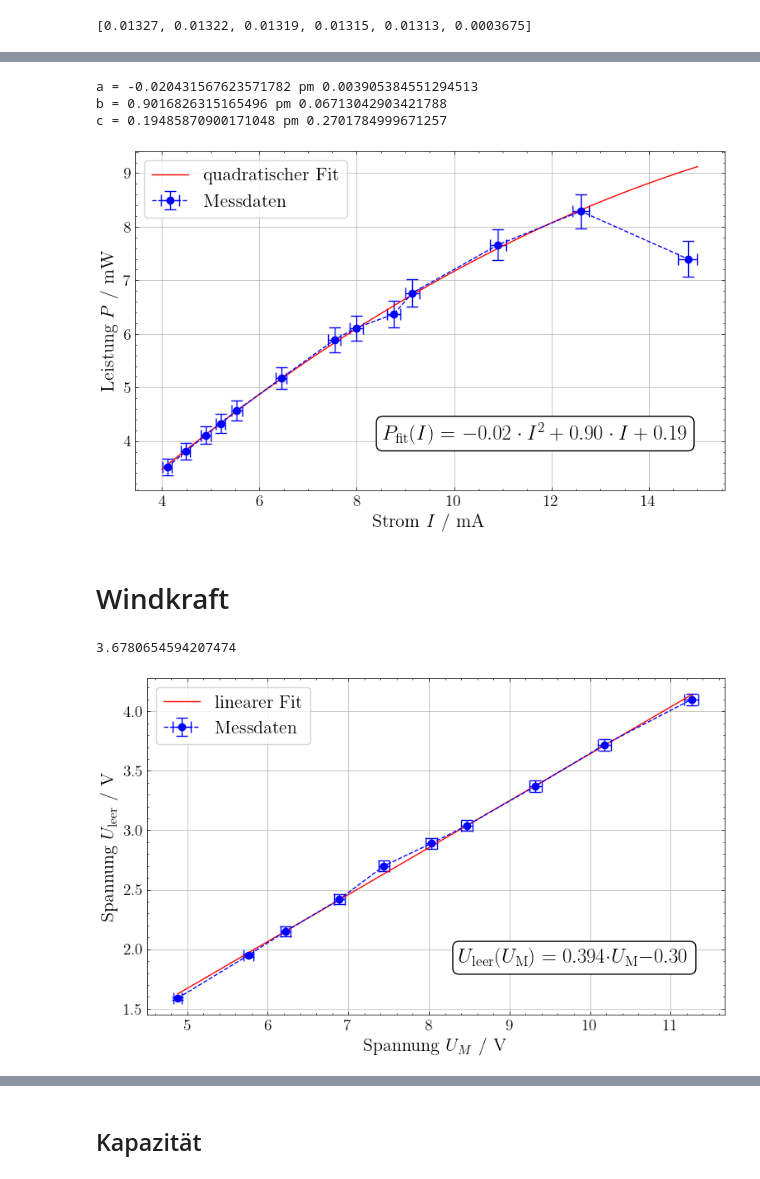
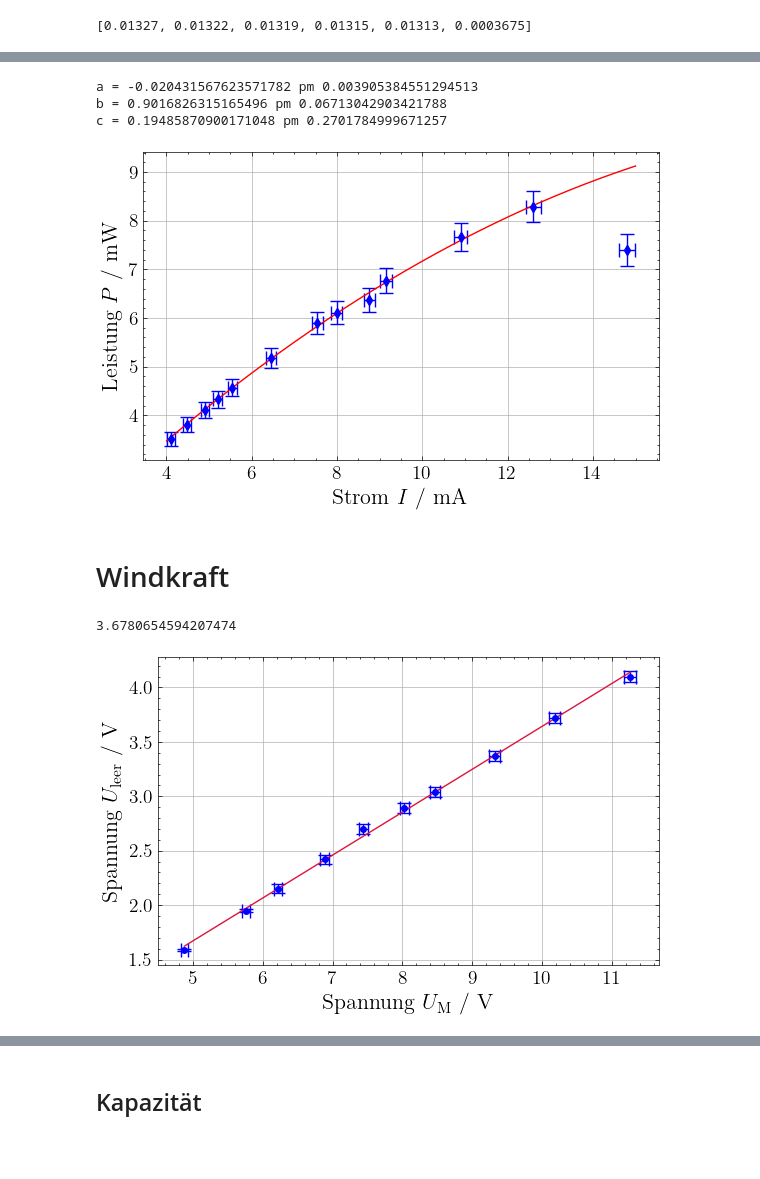
Before and after one commit to ferryman-charon/Experimentalphysik2, a Jupyter notebook: 13_ErneuerbareEnergien/Auswertung.ipynb, the cells around one changed output, grey strips where cells are left out. Drawn from its saved outputs; the diff is of its cells as text; code cells hidden in the pictures; blank space fills up the shorter version.

```diff
--- a/13_ErneuerbareEnergien/Auswertung.ipynb
+++ b/13_ErneuerbareEnergien/Auswertung.ipynb
@@ -61,20 +61,19 @@ I_kurz = [125.6, 56.4, 31.2, 19.4, 14.43, 10.86, 8.70, 7.19, 6.02, 5.18]
 dU = uncert(U_leer)
 dI = uncert(I_kurz, 'current')
 # %%
+plt.rcParams.update({'font.size': 16})
 fig, axs = plt.subplots(1,2, figsize=(10, 4))
 
 axs[0].errorbar(x=d, y=U_leer, xerr=dd, yerr=dU, fmt='o-', color='blue',
                 capsize=5, label=r'$U_\text{leer}$')
-axs[0].set_ylabel(r'Spannung $U$ / V', fontsize=18)
+axs[0].set_ylabel(r'Spannung $U$ / V', fontsize=19)
 axs[1].errorbar(x=d, y=I_kurz, xerr=dd, yerr=dI, fmt='+-', color='crimson',
                 capsize=5, label=r'$I_\text{kurz}$')
-axs[1].set_ylabel(r'Strom $I$ / mA', fontsize=18)
+axs[1].set_ylabel(r'Strom $I$ / mA', fontsize=19)
 
 for i in range(2):
     ax = axs[i]
     ax.grid(True)
-    ax.set_xlabel(r'Abstand $d$ / cm', fontsize=18)
-    ax.legend(frameon=True, fontsize=18)
-
+    ax.set_xlabel(r'Abstand $d$ / cm', fontsize=19)
 plt.tight_layout()
 # %% [output]
@@ -115,6 +154,8 @@ dU_mit
 # %% [output]
 [0.01327, 0.01322, 0.01319, 0.01315, 0.01313, 0.0003675]
 # %%
+plt.rcParams.update({'font.size': 16})
+
 fig, axs = plt.subplots(1,2, figsize=(10, 4))
 
 axs[0].errorbar(x=I_ohne, y=U_ohne, xerr=dI_ohne, yerr=dU_ohne, fmt='o--', color='blue',
@@ -123,19 +164,17 @@ axs[0].errorbar(x=I_ohne, y=U_ohne, xerr=dI_ohne, yerr=dU_ohne, fmt='o--', color
 axs[1].errorbar(x=I_ohne, y=U_ohne, xerr=dI_ohne, yerr=dU_ohne, fmt='o-', color='blue',
                 capsize=5, label=r'Ohne Widerstand', markersize=4)
 
-axs[0].errorbar(x=I_mit, y=U_mit, xerr=dI_mit, yerr=dU_mit, fmt='o--', color='red',
+axs[0].errorbar(x=I_mit, y=U_mit, xerr=dI_mit, yerr=dU_mit, fmt='d--', color='crimson',
                 capsize=5, label=r'Mit Widerstand', markersize=4)
 
-axs[0].set_ylabel(r'Spannung $U$ / V', fontsize=18)
+axs[0].set_ylabel(r'Spannung $U$ / V', fontsize=19)
 
 for i in range(2):
     ax = axs[i]
     ax.grid(True)
-    ax.set_xlabel(r'Strom $I$ / mA', fontsize=18)
+    ax.set_xlabel(r'Strom $I$ / mA', fontsize=19)
 
-# copy legend entries from axs[0] to axs[1]
-handles, labels = axs[0].get_legend_handles_labels()
-axs[1].legend(handles, labels, frameon=True, fontsize=18)
+
 
 plt.tight_layout()
 # %% [output]
@@ -176,42 +212,37 @@ def ffit(x, a, b, c):
     return a*x**2+ b*x + c
 
 U = np.array(U_ohne)
 I = np.array(I_ohne)
 dU = np.array(dU_ohne)
 dI = np.array(dI_ohne)
 
 P = U*I
 dP = P * (dU/U + dI/I)
 popt,pcov = curve_fit(ffit, I[2:-1], P[2:-1])
 fit_uncert = np.sqrt(np.diag(pcov))
 
 I_fit = np.linspace(4, 15, 1000)
 P_fit = ffit(I_fit, *popt)
 
-fig, ax = plt.subplots(1,1, figsize=(8, 5))
+fig, ax = plt.subplots(1,1, figsize=(6, 4))
 
-ax.errorbar(x=I, y=P, xerr=dI, yerr=dP, fmt='o--', color='blue',
-                capsize=5, label=r'Messdaten')
+ax.errorbar(x=I, y=P, xerr=dI, yerr=dP, fmt='d', color='blue',
+                capsize=5, label=r'Messdaten', markersize=5)
 ax.plot(I_fit, P_fit, color='red', label='quadratischer Fit')
-ax.annotate(r"$P_\text{fit}(I)$" + fr" = ${popt[0]:.2f}\cdot I^2 + {popt[1]:.2f}\cdot I + {popt[2]:.2f}$",
-                     xy=(0.42, 0.2), xycoords='axes fraction', va='top', fontsize=18,
-                     bbox=dict(boxstyle="round,pad=0.3", fc="white", ec=(0, 0, 0, 1), lw=1))
-
 ax.set_ylabel(r'Leistung $P$ / mW', fontsize=16)
 
 ax.grid(True)
 ax.set_xlabel(r'Strom $I$ / mA', fontsize=16)
-ax.legend(frameon=True, fontsize=16)
 
 plt.tight_layout()
 print(f"a = {popt[0]} pm {fit_uncert[0]}")
 print(f"b = {popt[1]} pm {fit_uncert[1]}")
 print(f"c = {popt[2]} pm {fit_uncert[2]}")
 # %% [output]
 a = -0.020431567623571782 pm 0.003905384551294513
 b = 0.9016826315165496 pm 0.06713042903421788
 c = 0.19485870900171048 pm 0.2701784999671257
-[figure, old version]
+[figure, new version]
 # %% [markdown]
 # Windkraft
 # %%
@@ -232,22 +263,19 @@ U_leer_fit = ffit(U_mfit, *popt)
 dU_m = uncert(U_m)
 dU_leer = uncert(U_leer)
 
-fig, ax = plt.subplots(1,1, figsize=(7, 4))
+fig, ax = plt.subplots(1,1, figsize=(6, 4))
 
 ax.errorbar(x=U_m, y=U_leer, xerr=dU_m, yerr=dU_leer, fmt='o', color='blue',
                 capsize=5, label=r'Messdaten', markersize=4)
-ax.plot(U_mfit, U_leer_fit, 'r--', label='linearer Fit')
+ax.plot(U_mfit, U_leer_fit, linestyle='-', color='crimson', label='linearer Fit')
 ax.set_ylabel(r'Spannung $U_\text{leer}$ / V', fontsize=16)
-ax.annotate(r"$U_\text{leer}(U_\text{M})$" + fr" = ${popt[0]:.2f}\cdot$"+ r"$U_\text{M}$" + fr"$ - {abs(popt[1]):.2f}$",
-                     xy=(0.5, 0.2), xycoords='axes fraction', va='top', fontsize=18,
-                     bbox=dict(boxstyle="round,pad=0.3", fc="white", ec=(0, 0, 0, 0.3), lw=1))
+
 ax.grid(True)
 ax.set_xlabel(r'Spannung $U_\text{M}$ / V', fontsize=16)
-ax.legend(frameon=True, fontsize=16)
 
 plt.tight_layout()
 print(ffit(10.09, *popt))
 # %% [output]
 3.6780654594207474
-[figure, old version]
+[figure, new version]
 # %%
```
Also changed, not shown: parts of 8 cells of this notebook, 15 other files.
